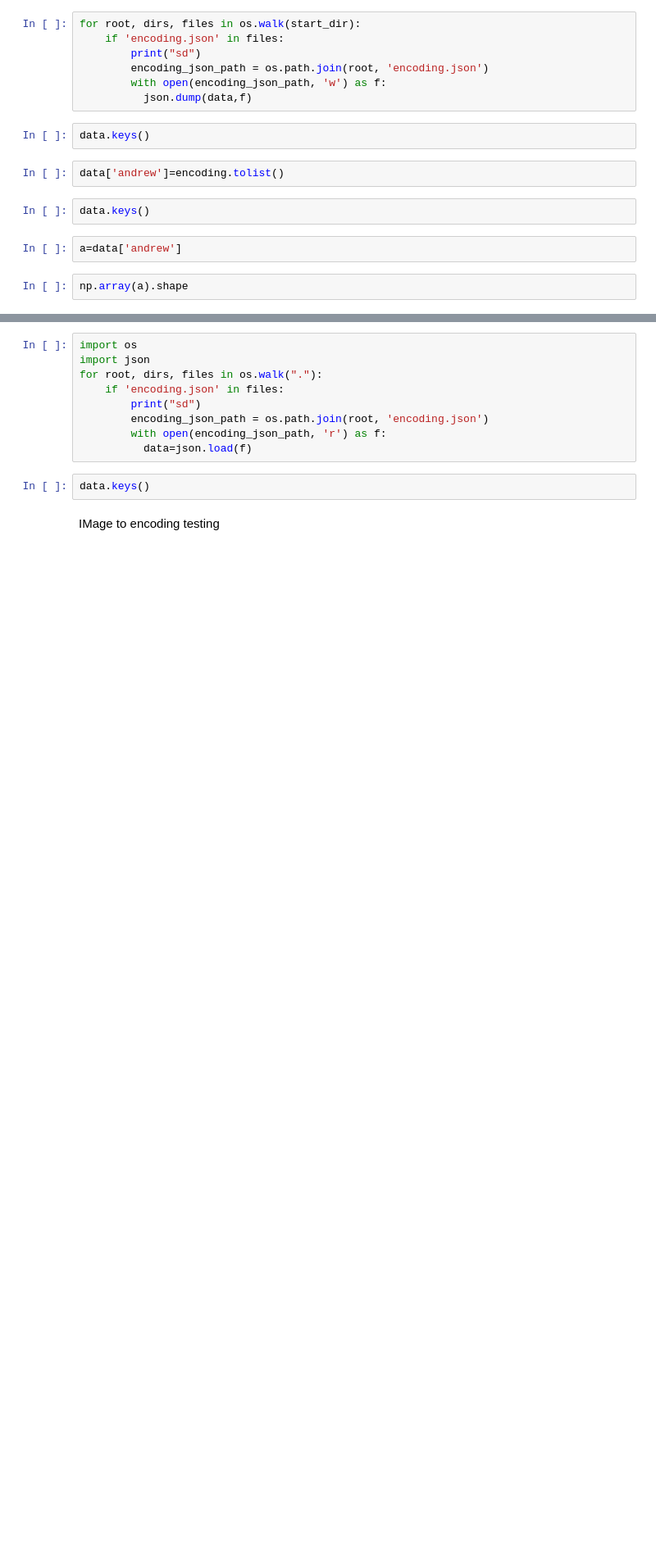
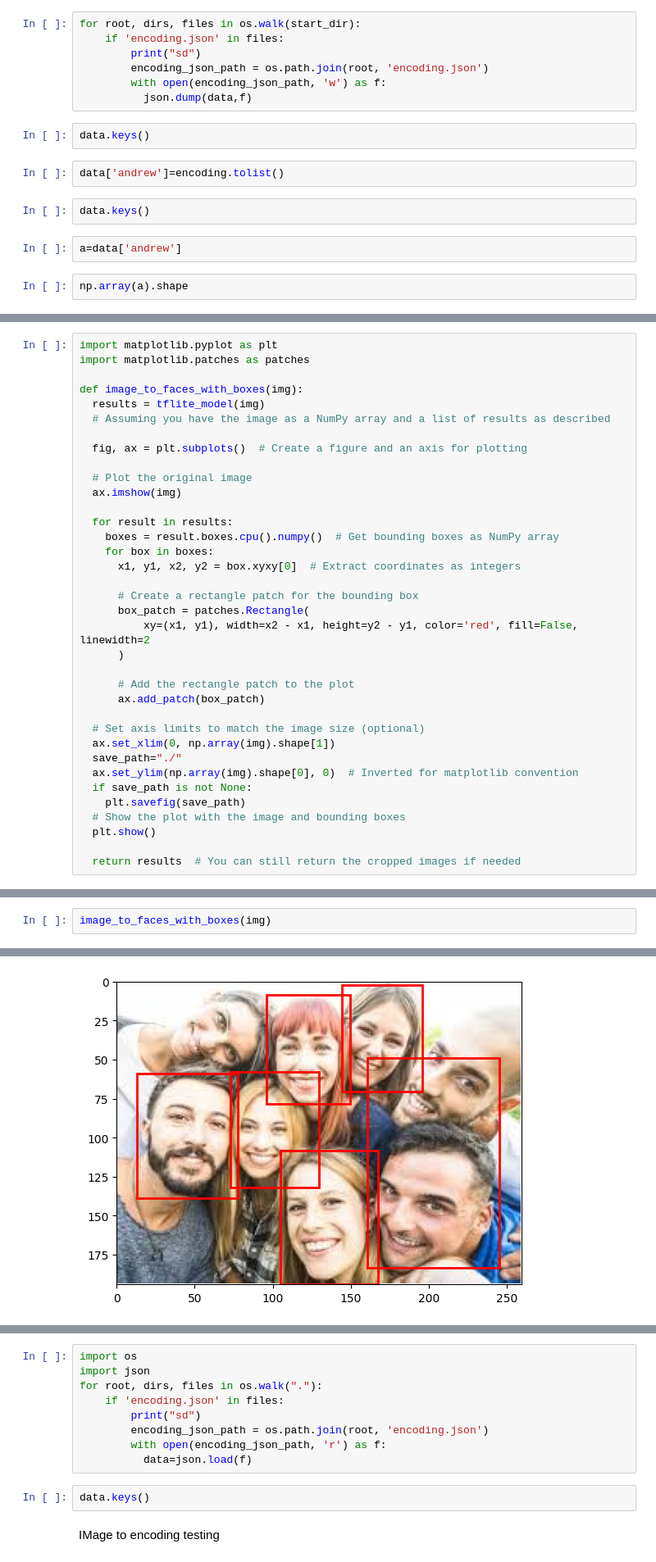
Before and after one commit to CharbelDaher34/Court-Automation, a Jupyter notebook: arduinoBackend/AiFiles/df.ipynb, the cells around one changed output, grey strips where cells are left out. Shown at 82% size. Saved outputs shown, nothing was run; the diff lists cells and outputs as text; blank space fills up the shorter version.

```diff
--- a/arduinoBackend/AiFiles/df.ipynb
+++ b/arduinoBackend/AiFiles/df.ipynb
@@ -118,0 +160,36 @@ np.array(a).shape
+# %%
+import matplotlib.pyplot as plt
+import matplotlib.patches as patches
+
+def image_to_faces_with_boxes(img):
+  results = tflite_model(img)
+  # Assuming you have the image as a NumPy array and a list of results as described
+
+  fig, ax = plt.subplots()  # Create a figure and an axis for plotting
+
+  # Plot the original image
+  ax.imshow(img)
+
+  for result in results:
+    boxes = result.boxes.cpu().numpy()  # Get bounding boxes as NumPy array
+    for box in boxes:
+      x1, y1, x2, y2 = box.xyxy[0]  # Extract coordinates as integers
+
+      # Create a rectangle patch for the bounding box
+      box_patch = patches.Rectangle(
+          xy=(x1, y1), width=x2 - x1, height=y2 - y1, color='red', fill=False, linewidth=2
+      )
+
+      # Add the rectangle patch to the plot
+      ax.add_patch(box_patch)
+
+  # Set axis limits to match the image size (optional)
+  ax.set_xlim(0, np.array(img).shape[1])
+  save_path="./"
+  ax.set_ylim(np.array(img).shape[0], 0)  # Inverted for matplotlib convention
+  if save_path is not None:
+    plt.savefig(save_path)
+  # Show the plot with the image and bounding boxes
+  plt.show()
+
+  return results  # You can still return the cropped images if needed
@@ -118,0 +200,3 @@ np.array(a).shape
+# %%
+image_to_faces_with_boxes(img)
+# %% [output]
@@ -118,0 +205 @@ np.array(a).shape
+[figure, added]
```
Also changed, not shown: parts of 11 cells of this notebook, 9 other files.
